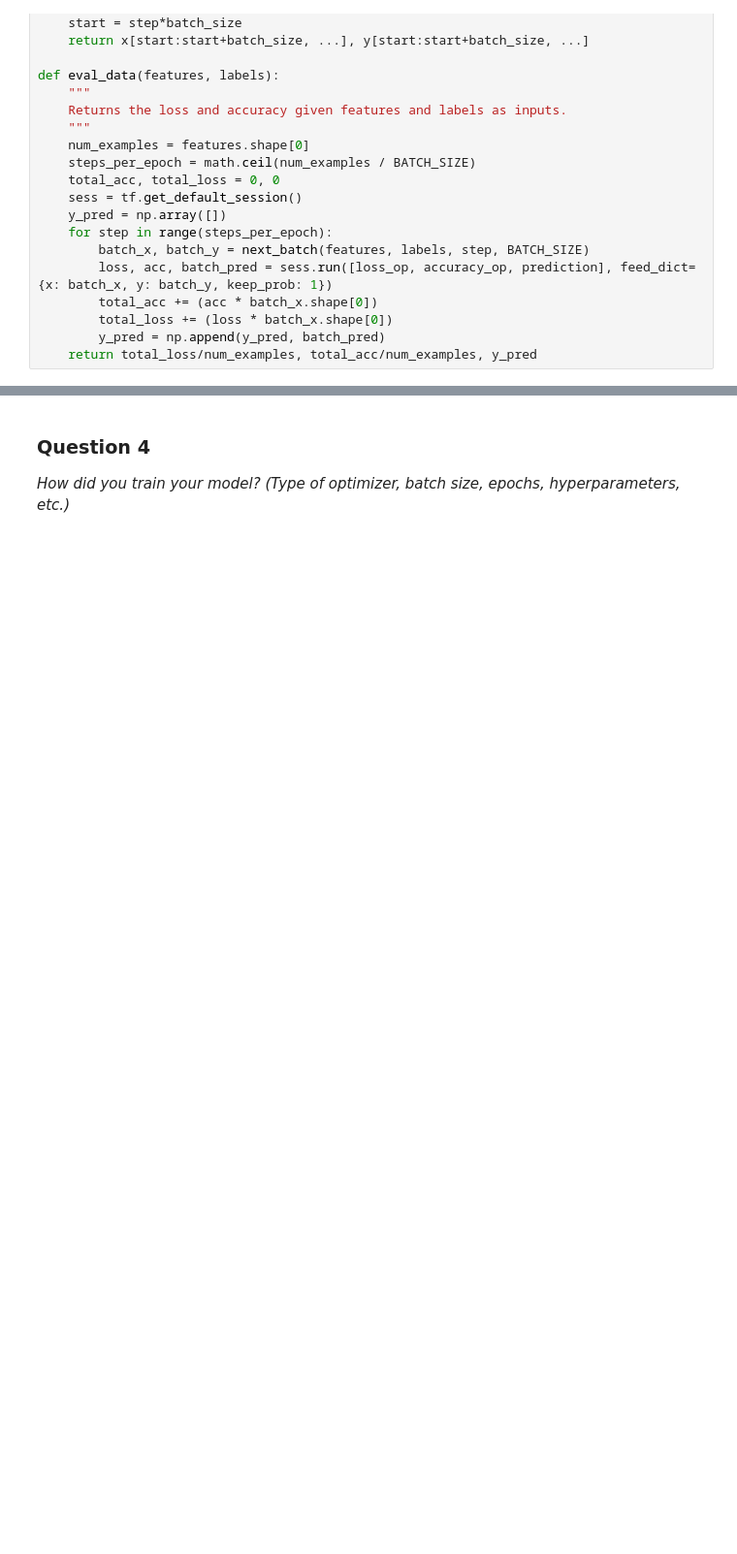
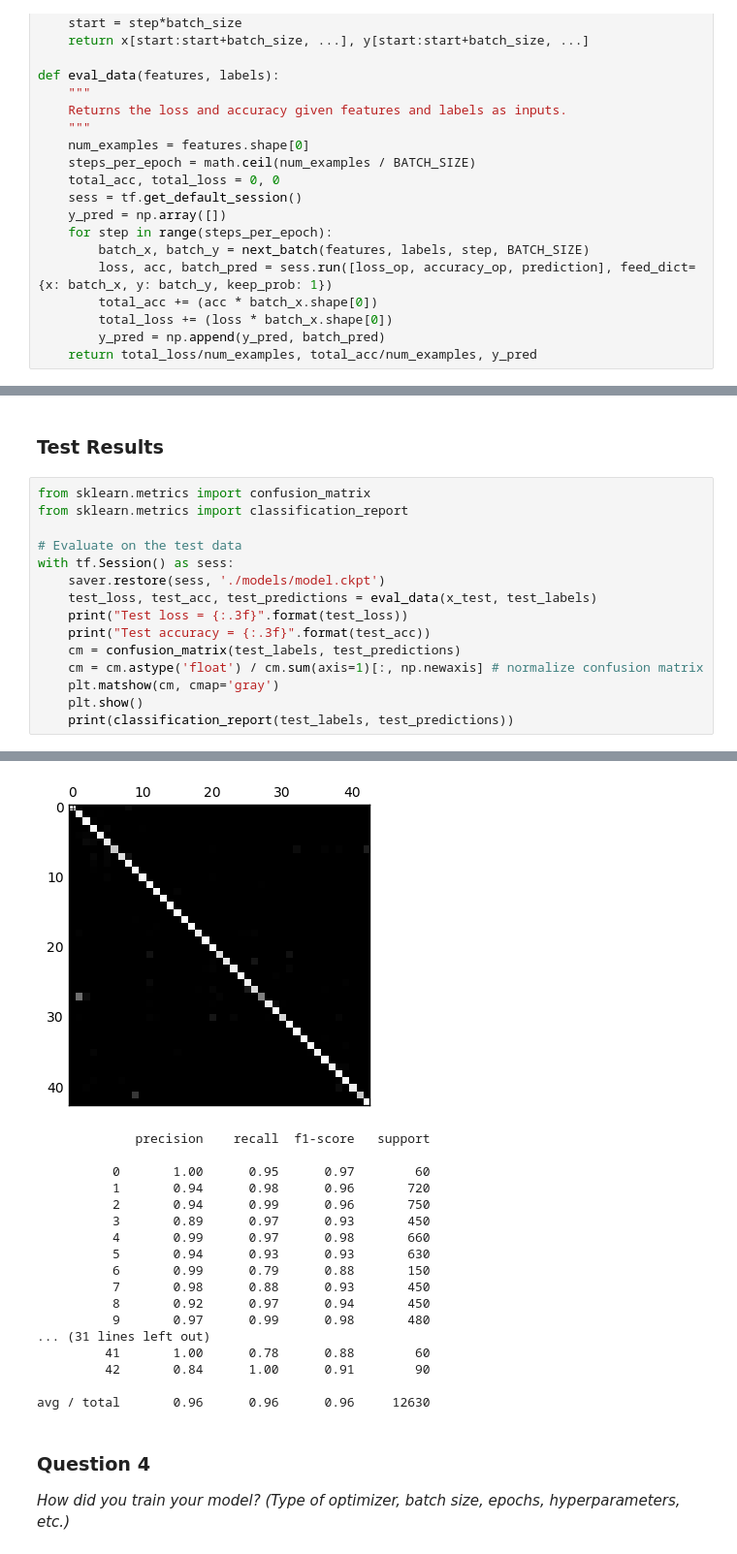
Before and after one commit to vfcosta/CarND-Traffic-Signs, a Jupyter notebook: Traffic_Signs_Recognition.ipynb, the cells around one changed output, grey strips where cells are left out. Shown at 97% size. Cells and saved outputs as stored; diff of their text form; blank space fills up the shorter version.

```diff
--- a/Traffic_Signs_Recognition.ipynb
+++ b/Traffic_Signs_Recognition.ipynb
@@ -395,0 +408,18 @@ Test accuracy = 0.957
+# %% [markdown]
+### Test Results
+# %%
+from sklearn.metrics import confusion_matrix
+from sklearn.metrics import classification_report
+
+# Evaluate on the test data
+with tf.Session() as sess:
+    saver.restore(sess, './models/model.ckpt')
+    test_loss, test_acc, test_predictions = eval_data(x_test, test_labels)
+    print("Test loss = {:.3f}".format(test_loss))
+    print("Test accuracy = {:.3f}".format(test_acc))
+    cm = confusion_matrix(test_labels, test_predictions)
+    cm = cm.astype('float') / cm.sum(axis=1)[:, np.newaxis] # normalize confusion matrix
+    plt.matshow(cm, cmap='gray')
+    plt.show()
+    print(classification_report(test_labels, test_predictions))
+# %% [output]
@@ -396,3 +428,21 @@ Test accuracy = 0.957
+[figure, added]
+             precision    recall  f1-score   support
+
+          0       1.00      0.95      0.97        60
+          1       0.94      0.98      0.96       720
+          2       0.94      0.99      0.96       750
+          3       0.89      0.97      0.93       450
+          4       0.99      0.97      0.98       660
+          5       0.94      0.93      0.93       630
+          6       0.99      0.79      0.88       150
+          7       0.98      0.88      0.93       450
+          8       0.92      0.97      0.94       450
+          9       0.97      0.99      0.98       480
+... (31 lines left out)
+         41       1.00      0.78      0.88        60
+         42       0.84      1.00      0.91        90
+
+avg / total       0.96      0.96      0.96     12630
 # %% [markdown]
 ### Question 4
 
```
Also changed, not shown: parts of 18 cells of this notebook.
